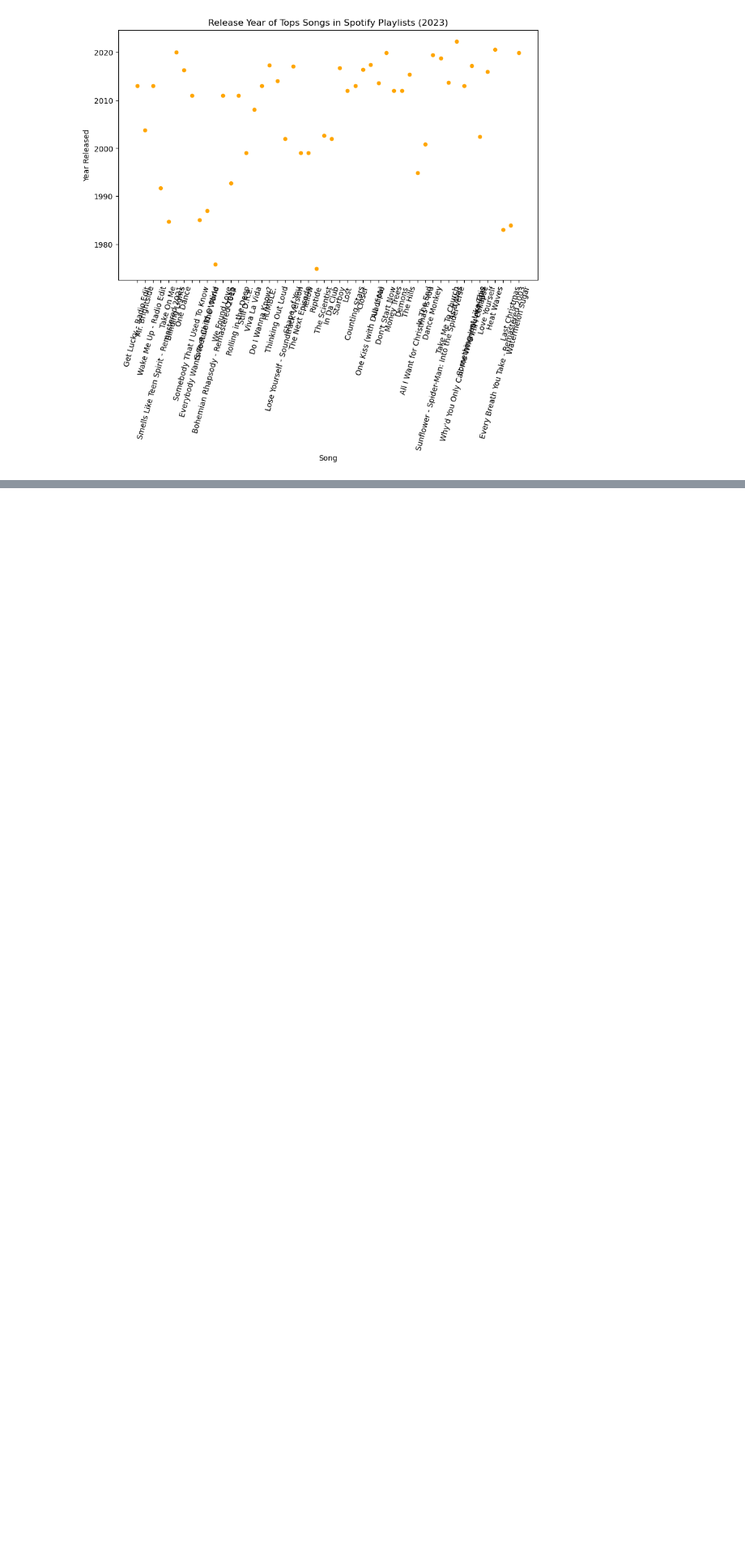
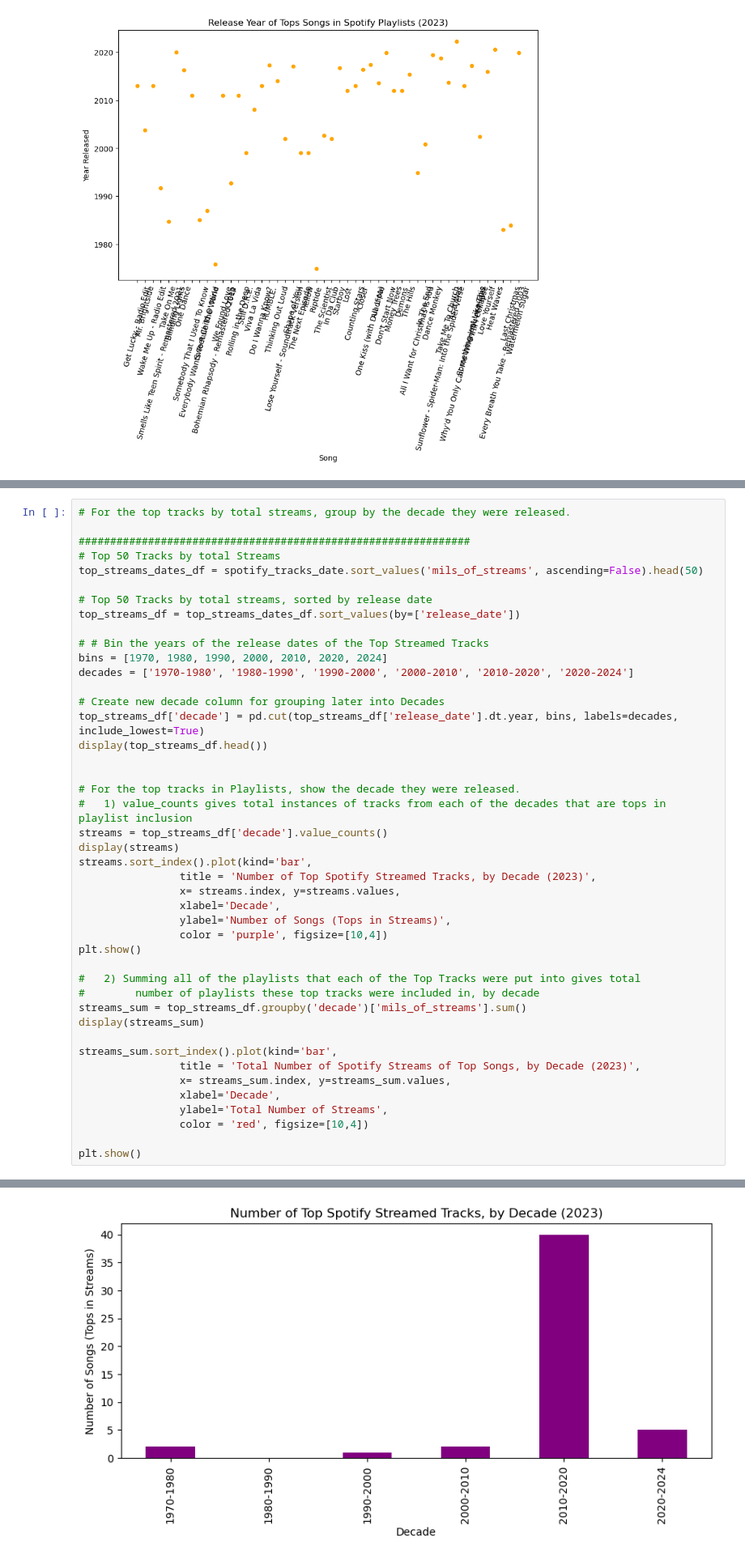
Before and after one commit to willablackmon/spotify_playlist_analysis, a Jupyter notebook: spotify_2023_data.ipynb, the cells around one changed output, grey strips where cells are left out. Shown at 81% size. Cells and saved outputs as stored; diff of their text form; blank space fills up the shorter version.

Commit message:
combined plots completed for Playlists/Streams vs. decade

```diff
--- a/spotify_2023_data.ipynb
+++ b/spotify_2023_data.ipynb
@@ -534,0 +493,45 @@ top_streams_dates_df = spotify_tracks_date.sort_values('mils_of_streams', ascend
+# %%
+# For the top tracks by total streams, group by the decade they were released.
+
+##############################################################
+# Top 50 Tracks by total Streams
+top_streams_dates_df = spotify_tracks_date.sort_values('mils_of_streams', ascending=False).head(50)
+
+# Top 50 Tracks by total streams, sorted by release date
+top_streams_df = top_streams_dates_df.sort_values(by=['release_date'])
+
+# # Bin the years of the release dates of the Top Streamed Tracks
+bins = [1970, 1980, 1990, 2000, 2010, 2020, 2024]
+decades = ['1970-1980', '1980-1990', '1990-2000', '2000-2010', '2010-2020', '2020-2024']
+
+# Create new decade column for grouping later into Decades
+top_streams_df['decade'] = pd.cut(top_streams_df['release_date'].dt.year, bins, labels=decades, include_lowest=True)
+display(top_streams_df.head())
+
+
+# For the top tracks in Playlists, show the decade they were released.
+#   1) value_counts gives total instances of tracks from each of the decades that are tops in playlist inclusion
+streams = top_streams_df['decade'].value_counts()
+display(streams)
+streams.sort_index().plot(kind='bar',
+                title = 'Number of Top Spotify Streamed Tracks, by Decade (2023)',
+                x= streams.index, y=streams.values,
+                xlabel='Decade',
+                ylabel='Number of Songs (Tops in Streams)',
+                color = 'purple', figsize=[10,4])
+plt.show()
+
+#   2) Summing all of the playlists that each of the Top Tracks were put into gives total
+#        number of playlists these top tracks were included in, by decade
+streams_sum = top_streams_df.groupby('decade')['mils_of_streams'].sum()
+display(streams_sum)
+
+streams_sum.sort_index().plot(kind='bar',
+                title = 'Total Number of Spotify Streams of Top Songs, by Decade (2023)',
+                x= streams_sum.index, y=streams_sum.values,
+                xlabel='Decade',
+                ylabel='Total Number of Streams',
+                color = 'red', figsize=[10,4])
+
+plt.show()
+# %% [output]
@@ -534,0 +552 @@ top_streams_dates_df = spotify_tracks_date.sort_values('mils_of_streams', ascend
+[figure, added]
```
Also changed, not shown: parts of 8 cells of this notebook, 1 other file.
